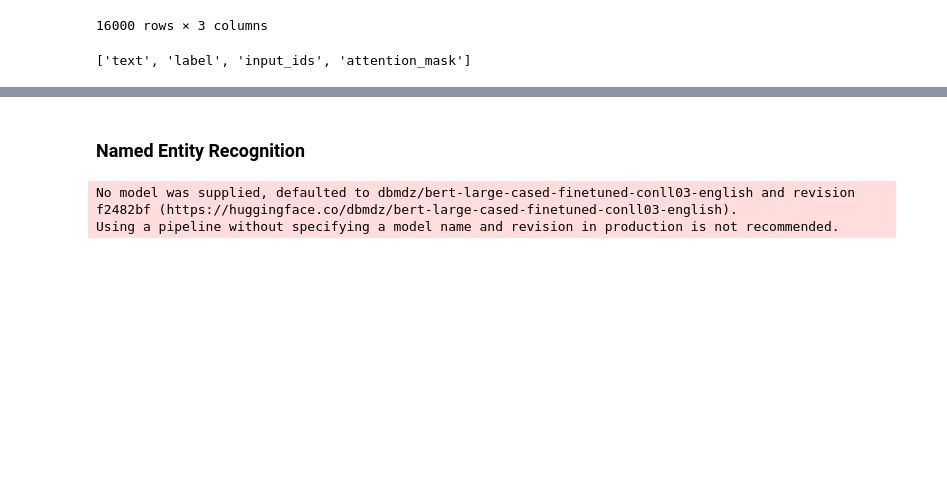
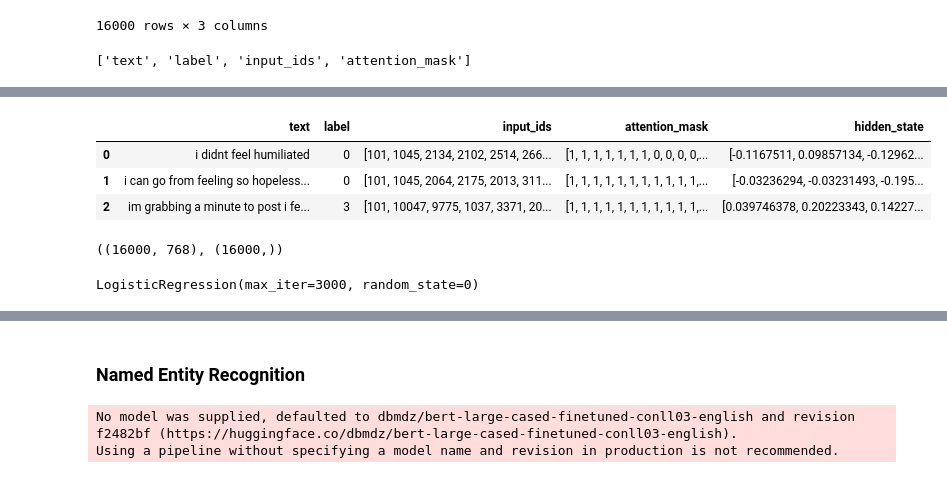
Before and after one commit to mmaghajani/transformers-up-and-running, a Jupyter notebook: Transformers_Huggignface.ipynb, the cells around one changed output, grey strips where cells are left out. Drawn from its saved outputs; the diff is of its cells as text; code cells hidden in the pictures; blank space fills up the shorter version.

```diff
--- a/Transformers_Huggignface.ipynb
+++ b/Transformers_Huggignface.ipynb
@@ -118,0 +132,4 @@ emotions_encoded['train'].column_names
+# %%
+text = "This is a test"
+inputs = tokenizer(text, return_tensors='pt')
+inputs
@@ -118,0 +138,3 @@ emotions_encoded['train'].column_names
+# %%
+inputs = {k:v.to(device) for k,v in inputs.items()}
+inputs
@@ -118,0 +161,14 @@ emotions_encoded['train'].column_names
+# %%
+def extract_hidden_states(batch):
+    inputs = {
+        k:v.to(device) for k,v in batch.items()
+        if k in tokenizer.model_input_names
+    }
+
+    with torch.no_grad():
+        last_hidden_states = model(**inputs).last_hidden_state
+
+    return {'hidden_state': last_hidden_states[:, 0].cpu().numpy()}
+# %%
+emotions_encoded.set_format('torch', columns=['input_ids', 'attention_mask', 'label'])
+emotions_encoded
@@ -118,0 +190,10 @@ emotions_encoded['train'].column_names
+# %%
+emotions_hidden = emotions_encoded.map(extract_hidden_states, batched=True)
+emotions_hidden.set_format('pandas')
+df = emotions_hidden['train'][:3]
+df
+# %% [output]
+|  | text | label | input_ids | attention_mask | hidden_state |
+| 0 | i didnt feel humiliated | 0 | [101, 1045, 2134, 2102, 2514, 266... | [1, 1, 1, 1, 1, 1, 1, 0, 0, 0, 0,... | [-0.1167511, 0.09857134, -0.12962... |
+| 1 | i can go from feeling so hopeless... | 0 | [101, 1045, 2064, 2175, 2013, 311... | [1, 1, 1, 1, 1, 1, 1, 1, 1, 1, 1,... | [-0.03236294, -0.03231493, -0.195... |
+| 2 | im grabbing a minute to post i fe... | 3 | [101, 10047, 9775, 1037, 3371, 20... | [1, 1, 1, 1, 1, 1, 1, 1, 1, 1, 1,... | [0.039746378, 0.20223343, 0.14227... |
@@ -118,0 +209,4 @@ emotions_encoded['train'].column_names
+# %%
+X_train.shape, y_train.shape
+# %% [output]
+((16000, 768), (16000,))
@@ -118,0 +215,5 @@ emotions_encoded['train'].column_names
+# %%
+clf = LogisticRegression(max_iter=3000, random_state=0)
+clf.fit(X_train, y_train)
+# %% [output]
+LogisticRegression(max_iter=3000, random_state=0)
```
Also changed, not shown: parts of 19 cells of this notebook.
